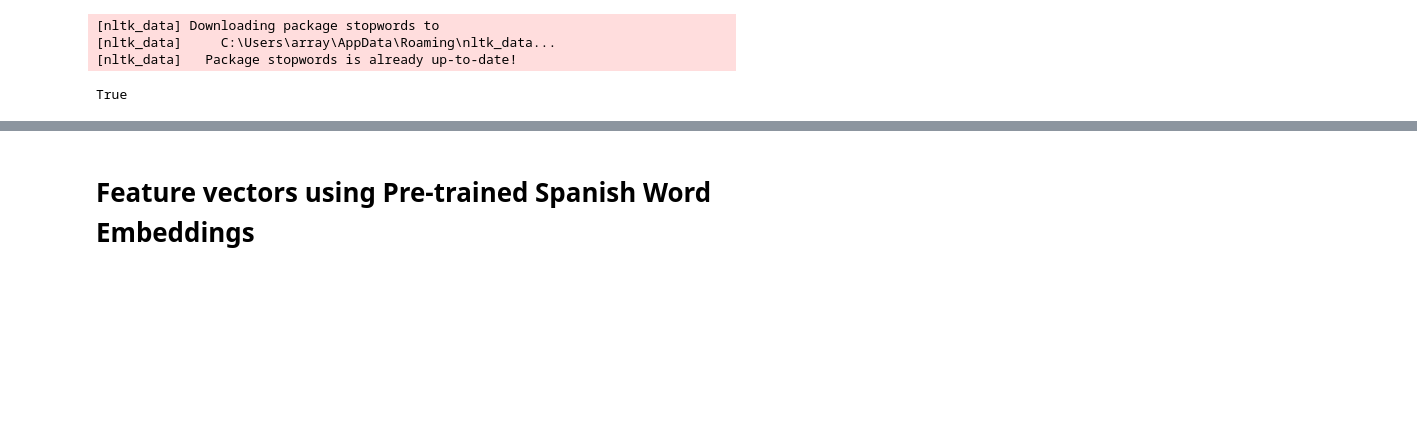
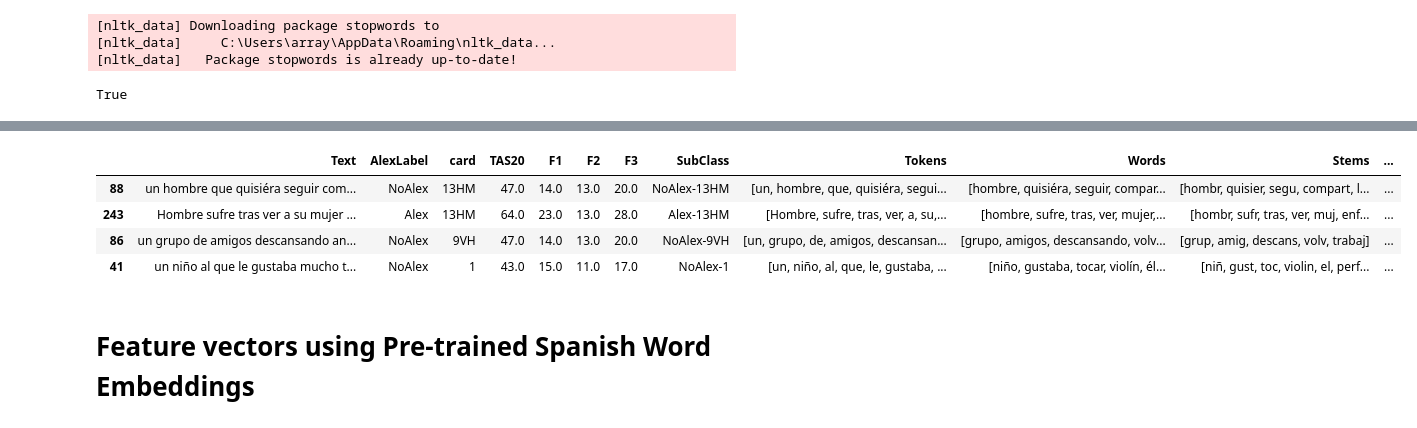
Before and after one commit to psicobotica/prolexitim-analytics, a Jupyter notebook: exploratory/Prolex-Explore-TextProcessing.ipynb, the cells around one changed output, grey strips where cells are left out. Drawn from its saved outputs; the diff is of its cells as text; code cells hidden in the pictures; blank space fills up the shorter version.

```diff
--- a/exploratory/Prolex-Explore-TextProcessing.ipynb
+++ b/exploratory/Prolex-Explore-TextProcessing.ipynb
@@ -192,0 +208,11 @@ X = np.asarray(X)
+# %%
+# Test Building BoW Model with n most frequent stems
+
+randText = random.choice(viz_df['Stems'])
+
+BoW_vector = np.zeros(BoW_vector_size, dtype=np.int)
+
+for w in randText:
+    for i,word in enumerate(freq_stems):
+        if word == w:
+            BoW_vector[i] += 1
@@ -192,0 +241,15 @@ X = np.asarray(X)
+# %%
+# Same thing with scikit learn using words (instead of stems)
+
+from sklearn.feature_extraction.text import CountVectorizer
+
+vectorizer = CountVectorizer(
+    max_features = BoW_vector_size,
+    analyzer = 'word',
+    stop_words = stopwords.words('spanish'))
+
+X = vectorizer.fit_transform(viz_df['Text'])
+
+# print(X.toarray())
+
+# print(vectorizer.get_feature_names())
@@ -193,3 +258,24 @@ X = np.asarray(X)
+# %%
+# Helper functions for df handling
+
+def get_BoWStemVects(Stems):
+    return [get_BoW_Vector(s,freq_stems, BoW_vector_size) for s in Stems]
+
+def get_BoWWordVects(Words):
+    return [vectorizer.transform([w]).toarray()[0] for w in Words]
+# %%
+# Add BoW Vectors to the df
+viz_df = viz_df.copy()
+viz_df['StemBoWVec'] = get_BoWStemVects(viz_df['Stems'])
+viz_df['WordBoWVec'] = get_BoWWordVects(viz_df['Text'])
+# %%
+viz_df.sample(4)
+# %% [output]
+|  | Text | AlexLabel | card | TAS20 | F1 | F2 | F3 | SubClass | Tokens | Words | Stems | ... |
+| 88 | un hombre que quisiéra seguir com... | NoAlex | 13HM | 47.0 | 14.0 | 13.0 | 20.0 | NoAlex-13HM | [un, hombre, que, quisiéra, segui... | [hombre, quisiéra, seguir, compar... | [hombr, quisier, segu, compart, l... | ... |
+| 243 | Hombre sufre tras ver a su mujer ... | Alex | 13HM | 64.0 | 23.0 | 13.0 | 28.0 | Alex-13HM | [Hombre, sufre, tras, ver, a, su,... | [hombre, sufre, tras, ver, mujer,... | [hombr, sufr, tras, ver, muj, enf... | ... |
+| 86 | un grupo de amigos descansando an... | NoAlex | 9VH | 47.0 | 14.0 | 13.0 | 20.0 | NoAlex-9VH | [un, grupo, de, amigos, descansan... | [grupo, amigos, descansando, volv... | [grup, amig, descans, volv, trabaj] | ... |
+| 41 | un niño al que le gustaba mucho t... | NoAlex | 1 | 43.0 | 15.0 | 11.0 | 17.0 | NoAlex-1 | [un, niño, al, que, le, gustaba, ... | [niño, gustaba, tocar, violín, él... | [niñ, gust, toc, violin, el, perf... | ... |
 # %% [markdown]
 # Feature vectors using Pre-trained Spanish Word Embeddings
 # %% [markdown]
```
Also changed, not shown: parts of 29 cells of this notebook.
